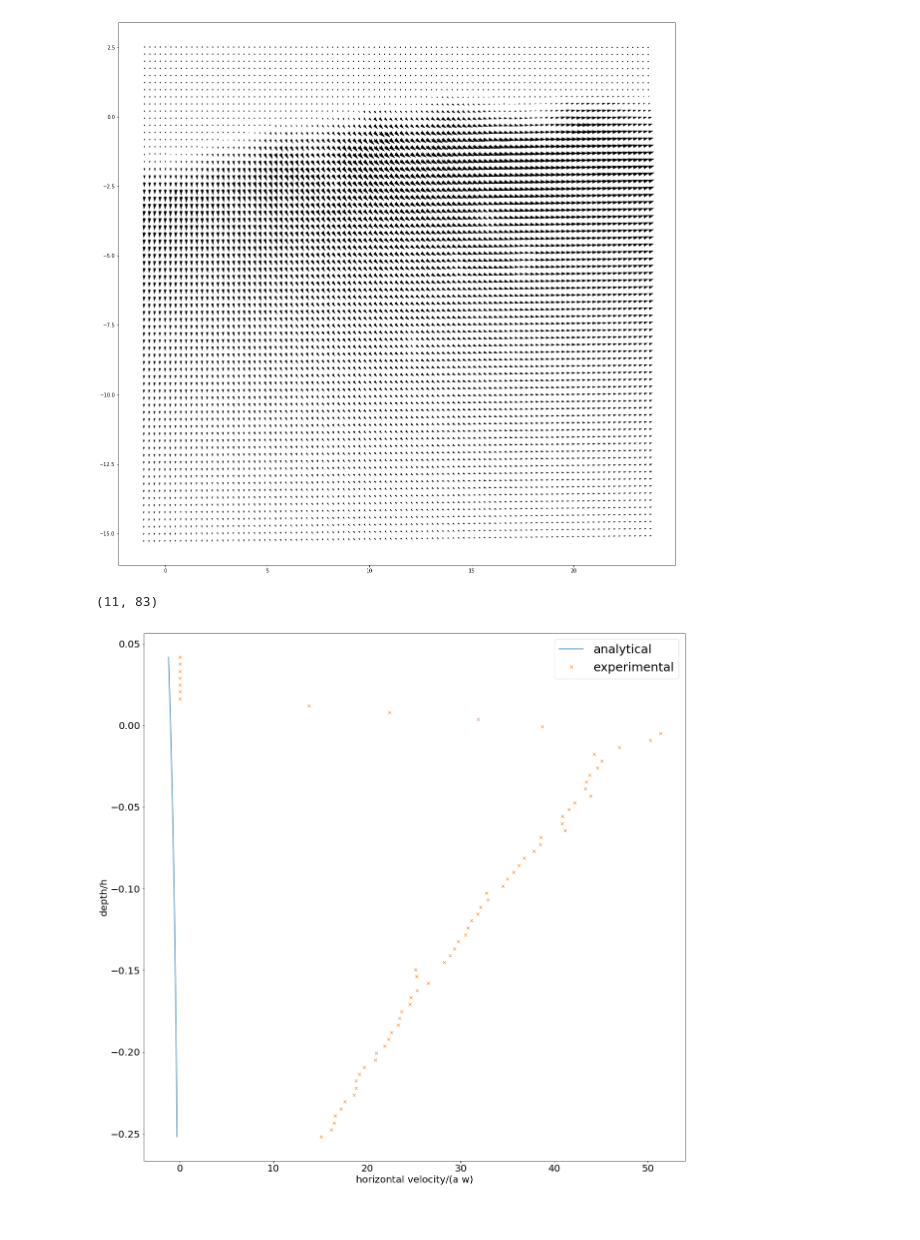
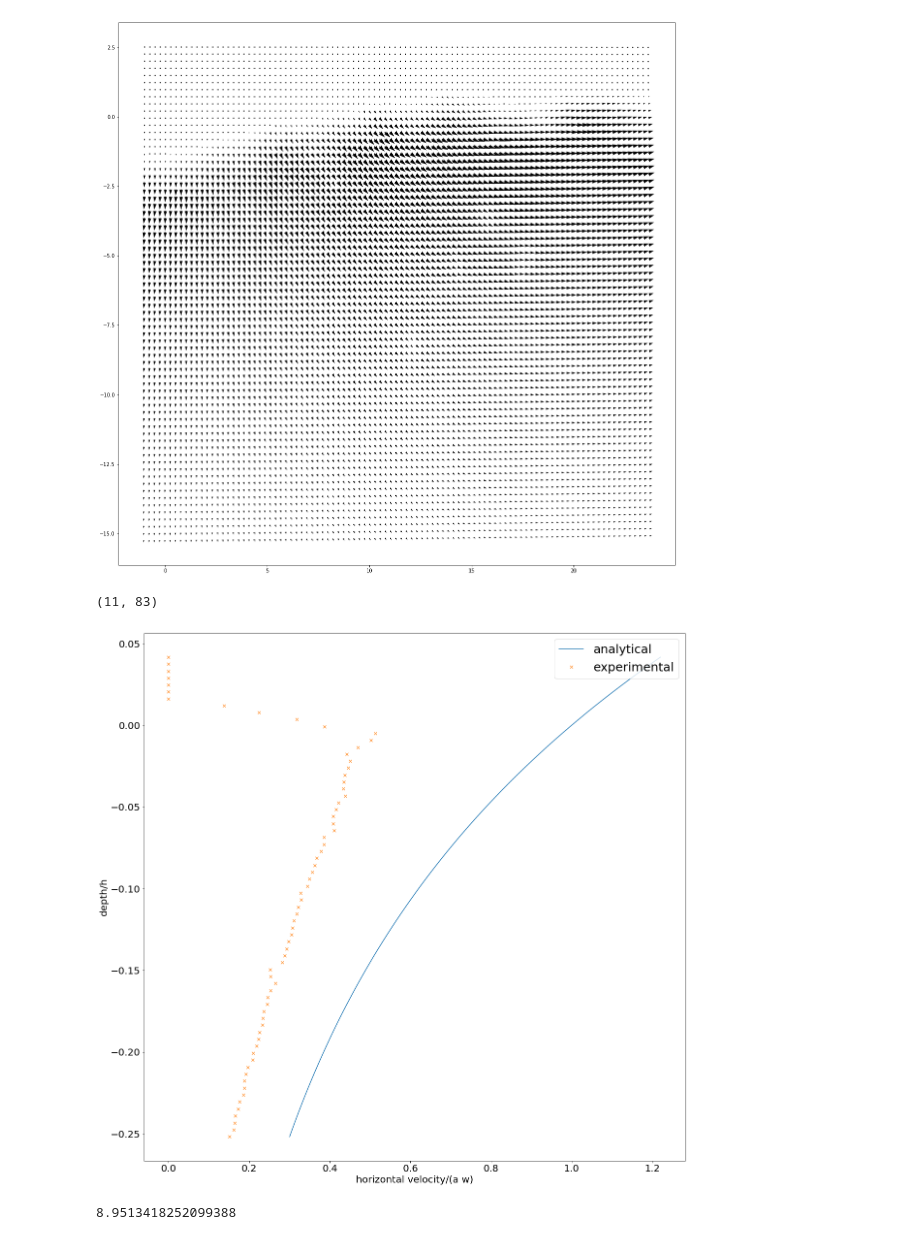
Before and after one commit to anacost/PIV1, a Jupyter notebook: 2oblig/oblig2_MEK4600run4.ipynb, the cells around one changed output. Saved outputs shown, nothing was run; the diff lists cells and outputs as text; code cells hidden in the pictures.

Commit message:
Stokes wave plot

```diff
--- a/2oblig/oblig2_MEK4600run4.ipynb
+++ b/2oblig/oblig2_MEK4600run4.ipynb
@@ -422,28 +422,33 @@ matplotlib.pyplot.quiver( xw, yw, uw, vw);
 # %%
 fig = matplotlib.pyplot.figure(figsize=[20,20])
 UUw = uw.reshape(u.shape[0],u.shape[1])  #reshaped in u shape
 VVw = vw.reshape(v.shape[0],v.shape[1])
 XXw = xw.reshape(x.shape[0],x.shape[1])
 YYw = yw.reshape(y.shape[0],y.shape[1])
 abc = numpy.unravel_index(numpy.argmax(numpy.sqrt(UUw**2), axis=None),UUw.shape) # index of crest point
 #abc = numpy.argmax(numpy.sqrt(UUw**2 + VVw**2)) # index of crest point
 print(abc)
 Uw_Crest = uw[abc] #horizontal velocity at crest
 indices = numpy.nonzero(UUw == Uw_Crest)  #indices in 2D coordinates
 a = 2.03 #cm
-w = 2*numpy.pi* 1.425  #8.95
-k = 0.0795
+k = 0.0796 # cm^(-1)
+g = 9.81 * 100
+w = numpy.sqrt(g*k*(1+(k*a)**2))#2*numpy.pi* 1.425  #8.95
 h = 0.6*100 # cm
-vs = -a*w*numpy.exp(k*YYw[:, indices[1]])  ##vx = -a*w*exp(k*yw(:,25));
+vs = a*w*numpy.exp(k*YYw[:, indices[1]])  ##vx = -a*w*exp(k*yw(:,25));
 vw_s = vs/(a*w)    #scaling analytical value
-matplotlib.pyplot.plot( vw_s, YYw[:, indices[1]]/h, UUw[:, indices[1]]/(a*w), YYw[:, indices[1]]/h,'x')
+matplotlib.pyplot.plot( vw_s, YYw[:, indices[1]]/h, UUw[:, indices[1]]/(100*a*w), YYw[:, indices[1]]/h,'x')
 matplotlib.pyplot.legend(['analytical', 'experimental'], fontsize= 25, loc= 1)
 matplotlib.pyplot.ylabel('depth/h', fontsize= 20)#, rotation='horizontal')#(r'$\phi_1$', fontsize= 20, rotation='horizontal')
 matplotlib.pyplot.xlabel('horizontal velocity/(a w)', fontsize= 20)#(r' $\theta  $ ', fontsize= 20)
 matplotlib.pyplot.xticks(size=20)#(-1, 0, 1), ('-1', '0', '1'), color='k', size=20)
 matplotlib.pyplot.yticks(size=20)
 #fig.savefig('.pdf')
 matplotlib.pyplot.show();
 # %% [output]
 (11, 83)
-[figure, old version]
+[figure, new version]
+# %%
+w
+# %% [output]
+8.9513418252099388
```
Also changed, not shown: 1 other file.
